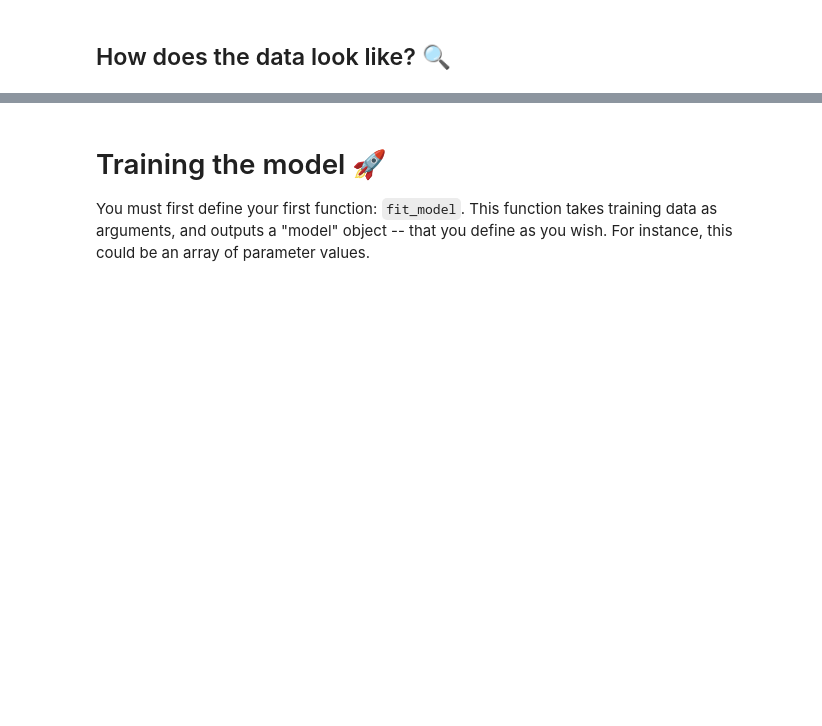
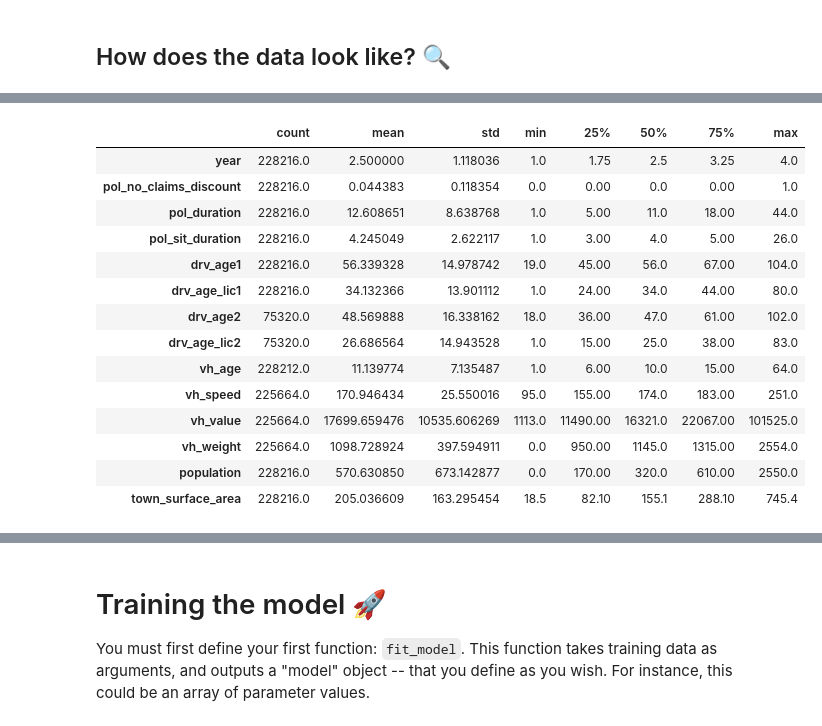
Before and after one commit to ActuaryJoe/joe-is-learning, a Jupyter notebook: Submission_notebook_(Python).ipynb, the cells around one changed output, grey strips where cells are left out. Cells and saved outputs as stored; diff of their text form; code cells hidden in the pictures; blank space fills up the shorter version.

```diff
--- a/Submission_notebook_(Python).ipynb
+++ b/Submission_notebook_(Python).ipynb
@@ -107,0 +128,18 @@ Name: claim_amount, dtype: float64
+# %%
+X_train.describe().T
+# %% [output]
+|  | count | mean | std | min | 25% | 50% | 75% | max |
+| year | 228216.0 | 2.500000 | 1.118036 | 1.0 | 1.75 | 2.5 | 3.25 | 4.0 |
+| pol_no_claims_discount | 228216.0 | 0.044383 | 0.118354 | 0.0 | 0.00 | 0.0 | 0.00 | 1.0 |
+| pol_duration | 228216.0 | 12.608651 | 8.638768 | 1.0 | 5.00 | 11.0 | 18.00 | 44.0 |
+| pol_sit_duration | 228216.0 | 4.245049 | 2.622117 | 1.0 | 3.00 | 4.0 | 5.00 | 26.0 |
+| drv_age1 | 228216.0 | 56.339328 | 14.978742 | 19.0 | 45.00 | 56.0 | 67.00 | 104.0 |
+| drv_age_lic1 | 228216.0 | 34.132366 | 13.901112 | 1.0 | 24.00 | 34.0 | 44.00 | 80.0 |
+| drv_age2 | 75320.0 | 48.569888 | 16.338162 | 18.0 | 36.00 | 47.0 | 61.00 | 102.0 |
+| drv_age_lic2 | 75320.0 | 26.686564 | 14.943528 | 1.0 | 15.00 | 25.0 | 38.00 | 83.0 |
+| vh_age | 228212.0 | 11.139774 | 7.135487 | 1.0 | 6.00 | 10.0 | 15.00 | 64.0 |
+| vh_speed | 225664.0 | 170.946434 | 25.550016 | 95.0 | 155.00 | 174.0 | 183.00 | 251.0 |
+| vh_value | 225664.0 | 17699.659476 | 10535.606269 | 1113.0 | 11490.00 | 16321.0 | 22067.00 | 101525.0 |
+| vh_weight | 225664.0 | 1098.728924 | 397.594911 | 0.0 | 950.00 | 1145.0 | 1315.00 | 2554.0 |
+| population | 228216.0 | 570.630850 | 673.142877 | 0.0 | 170.00 | 320.0 | 610.00 | 2550.0 |
+| town_surface_area | 228216.0 | 205.036609 | 163.295454 | 18.5 | 82.10 | 155.1 | 288.10 | 745.4 |
```
Also changed, not shown: parts of 9 cells of this notebook.
